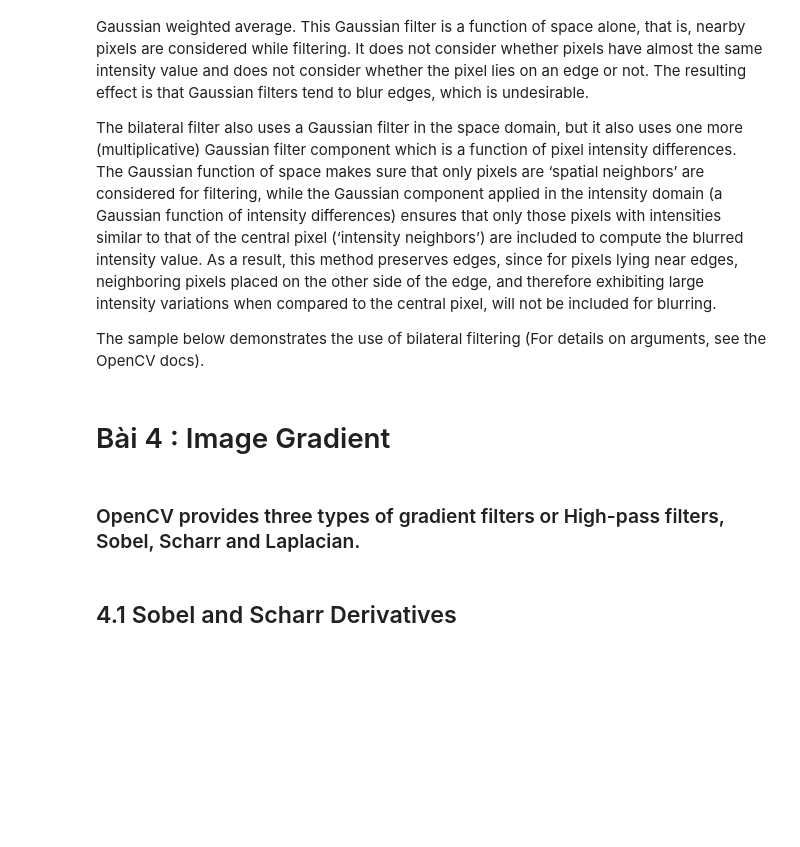
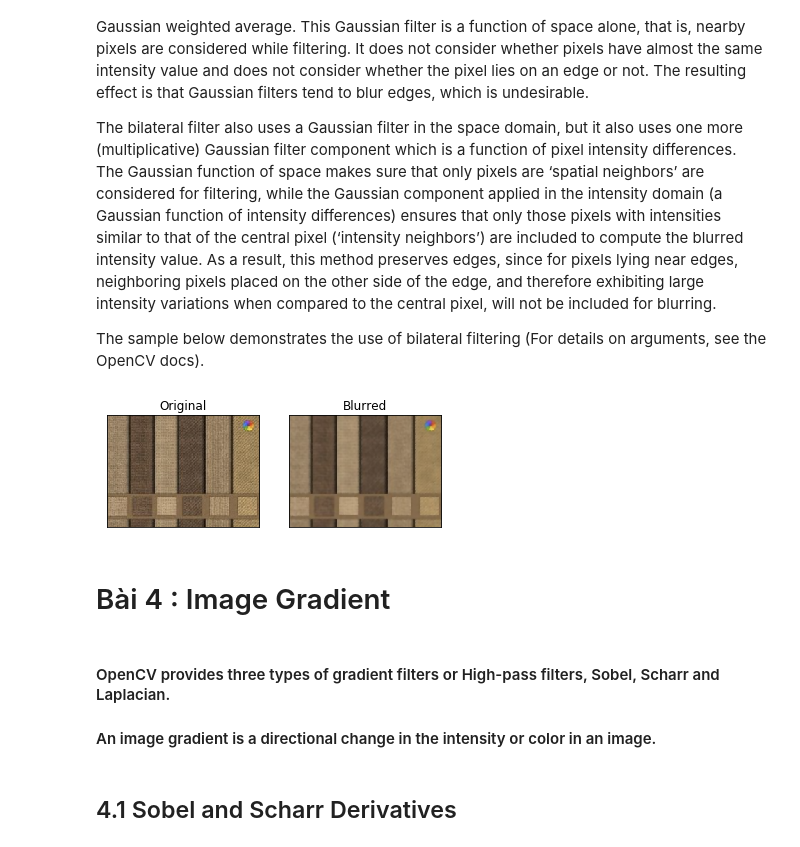
Before and after one commit to duynguyenfpt/Training-Computer-Vision, a Jupyter notebook: Training/DAY 2/DAY2.ipynb, the cells around one changed output. Saved outputs shown, nothing was run; the diff lists cells and outputs as text; code cells hidden in the pictures; blank space fills up the shorter version.

```diff
--- a/Training/DAY 2/DAY2.ipynb
+++ b/Training/DAY 2/DAY2.ipynb
@@ -260,7 +268,20 @@ The sample below demonstrates the use of bilateral filtering (For details on arg
+# %%
+img = cv2.imread('image/bilateral.png')
+img = cv2.cvtColor(img,cv2.COLOR_BGR2RGB)
+blur = cv2.bilateralFilter(img,9,75,75)
+
+plt.subplot(121),plt.imshow(img),plt.title('Original')
+plt.xticks([]), plt.yticks([])
+plt.subplot(122),plt.imshow(blur),plt.title('Blurred')
+plt.xticks([]), plt.yticks([])
+plt.show()
+# %% [output]
+[figure, added]
 # %% [markdown]
 # Bài 4 : Image Gradient
 # %% [markdown]
-### OpenCV provides three types of gradient filters or High-pass filters, Sobel, Scharr and Laplacian.
+#### OpenCV provides three types of gradient filters or High-pass filters, Sobel, Scharr and Laplacian.
+#### An image gradient is a directional change in the intensity or color in an image.
 # %% [markdown]
 ## 4.1 Sobel and Scharr Derivatives
 # %% [markdown]
```
Also changed, not shown: parts of 6 cells of this notebook, 13 other files.
